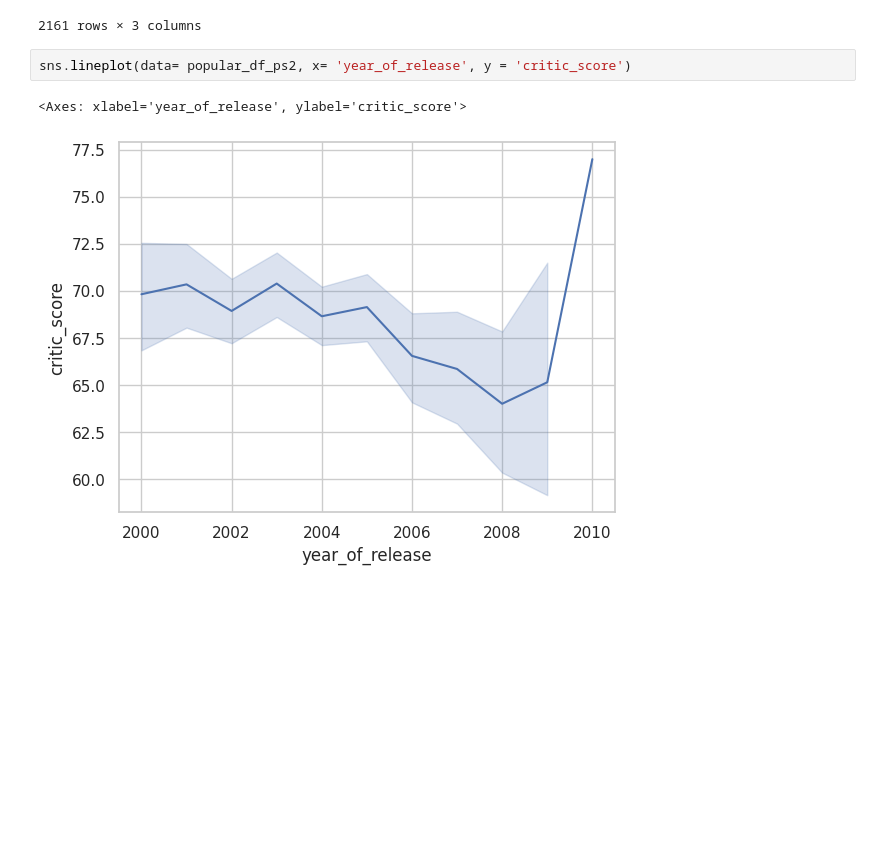
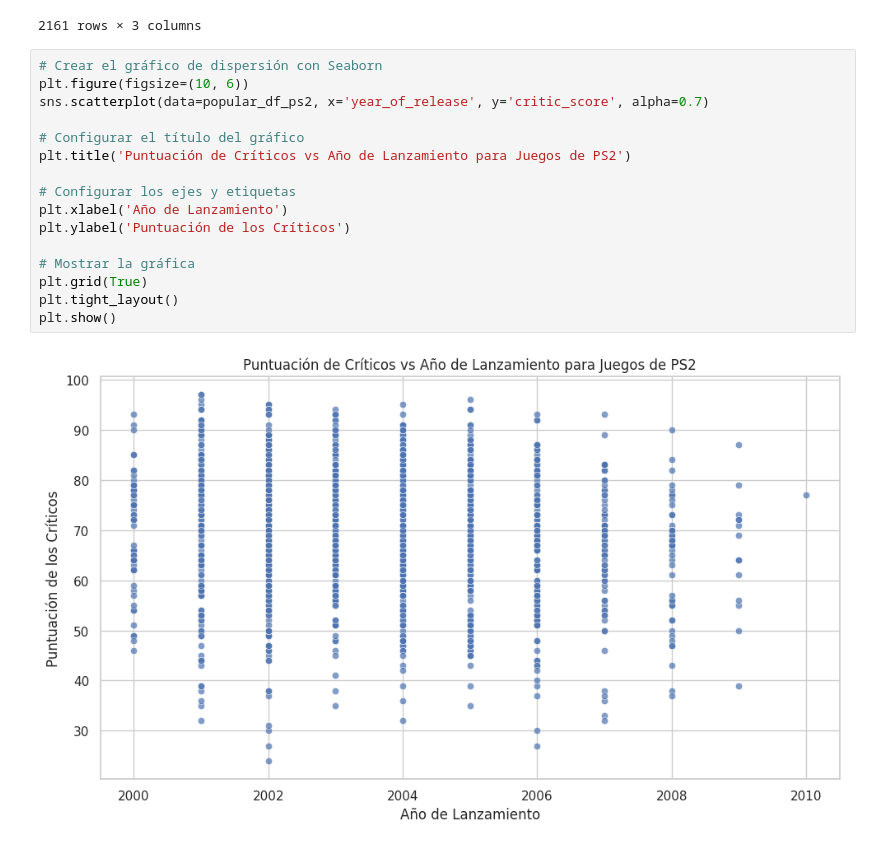
Before and after one commit to Samuelluisjuan/Proyects_Tripleten-Sprin_6_Proyect, a Jupyter notebook: Analitics_company.ipynb, the cells around one changed output. Cells and saved outputs as stored; diff of their text form; blank space fills up the shorter version.

```diff
--- a/Analitics_company.ipynb
+++ b/Analitics_company.ipynb
@@ -380,8 +407,21 @@ popular_df_ps2
 | 16689 | NaN | PS2 | 2008.0 |
 | 16709 | NaN | PS2 | 2008.0 |
 2161 rows × 3 columns
-# %%
-sns.lineplot(data= popular_df_ps2, x= 'year_of_release', y = 'critic_score')
-# %% [output]
-<Axes: xlabel='year_of_release', ylabel='critic_score'>
-[figure, removed]
+# %%
+# Crear el gráfico de dispersión con Seaborn
+plt.figure(figsize=(10, 6))
+sns.scatterplot(data=popular_df_ps2, x='year_of_release', y='critic_score', alpha=0.7)
+
+# Configurar el título del gráfico
+plt.title('Puntuación de Críticos vs Año de Lanzamiento para Juegos de PS2')
+
+# Configurar los ejes y etiquetas
+plt.xlabel('Año de Lanzamiento')
+plt.ylabel('Puntuación de los Críticos')
+
+# Mostrar la gráfica
+plt.grid(True)
+plt.tight_layout()
+plt.show()
+# %% [output]
+[figure, added]
```
Also changed, not shown: parts of 16 cells of this notebook.
